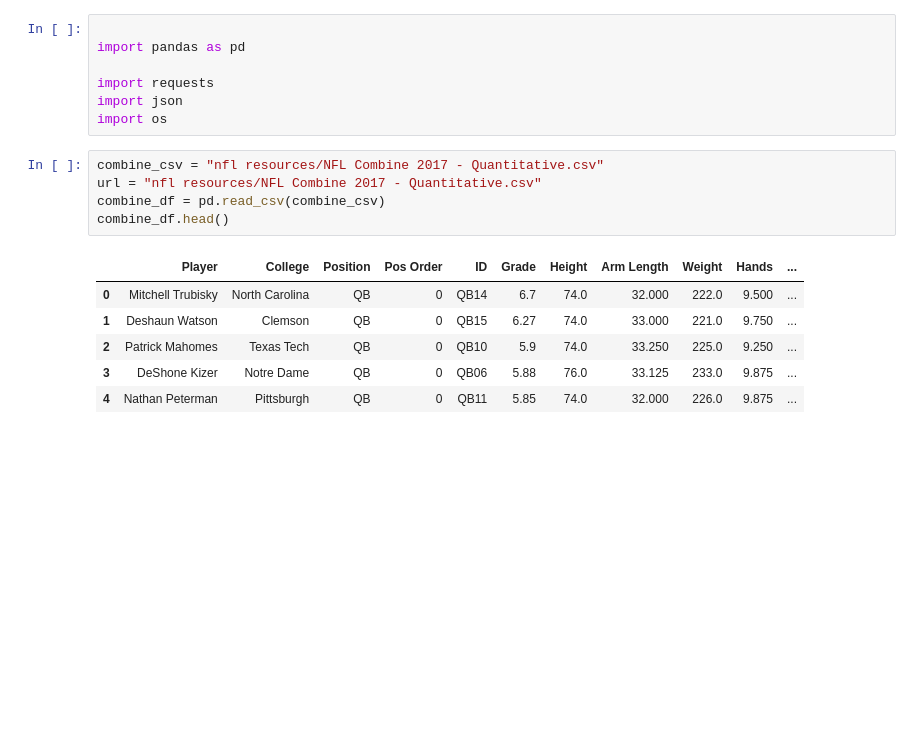
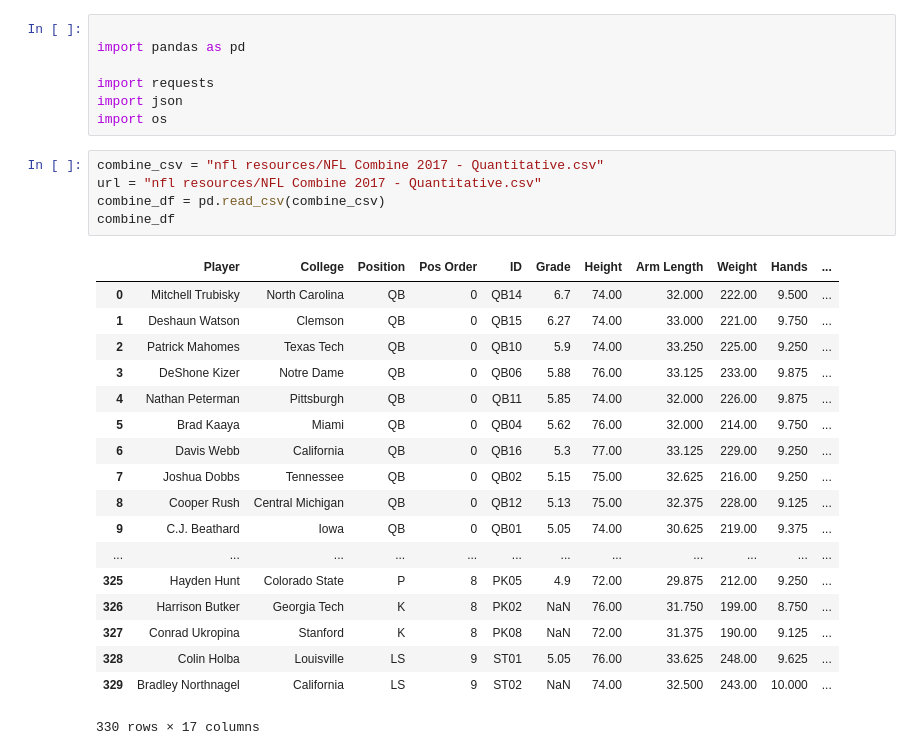
Before and after one commit to ikleinman/Pandas_Data_Analysis, a Jupyter notebook: Combine Data Clean up.ipynb, the cells around one changed output. Saved outputs shown, nothing was run; the diff lists cells and outputs as text; blank space fills up the shorter version.

```diff
--- a/Combine Data Clean up.ipynb
+++ b/Combine Data Clean up.ipynb
@@ -8,12 +8,24 @@ import os
 # %%
 combine_csv = "nfl resources/NFL Combine 2017 - Quantitative.csv"
 url = "nfl resources/NFL Combine 2017 - Quantitative.csv"
 combine_df = pd.read_csv(combine_csv)
-combine_df.head()
+combine_df
 # %% [output]
 |  | Player | College | Position | Pos Order | ID | Grade | Height | Arm Length | Weight | Hands | ... |
-| 0 | Mitchell Trubisky | North Carolina | QB | 0 | QB14 | 6.7 | 74.0 | 32.000 | 222.0 | 9.500 | ... |
-| 1 | Deshaun Watson | Clemson | QB | 0 | QB15 | 6.27 | 74.0 | 33.000 | 221.0 | 9.750 | ... |
-| 2 | Patrick Mahomes | Texas Tech | QB | 0 | QB10 | 5.9 | 74.0 | 33.250 | 225.0 | 9.250 | ... |
-| 3 | DeShone Kizer | Notre Dame | QB | 0 | QB06 | 5.88 | 76.0 | 33.125 | 233.0 | 9.875 | ... |
-| 4 | Nathan Peterman | Pittsburgh | QB | 0 | QB11 | 5.85 | 74.0 | 32.000 | 226.0 | 9.875 | ... |
+| 0 | Mitchell Trubisky | North Carolina | QB | 0 | QB14 | 6.7 | 74.00 | 32.000 | 222.00 | 9.500 | ... |
+| 1 | Deshaun Watson | Clemson | QB | 0 | QB15 | 6.27 | 74.00 | 33.000 | 221.00 | 9.750 | ... |
+| 2 | Patrick Mahomes | Texas Tech | QB | 0 | QB10 | 5.9 | 74.00 | 33.250 | 225.00 | 9.250 | ... |
+| 3 | DeShone Kizer | Notre Dame | QB | 0 | QB06 | 5.88 | 76.00 | 33.125 | 233.00 | 9.875 | ... |
+| 4 | Nathan Peterman | Pittsburgh | QB | 0 | QB11 | 5.85 | 74.00 | 32.000 | 226.00 | 9.875 | ... |
+| 5 | Brad Kaaya | Miami | QB | 0 | QB04 | 5.62 | 76.00 | 32.000 | 214.00 | 9.750 | ... |
+| 6 | Davis Webb | California | QB | 0 | QB16 | 5.3 | 77.00 | 33.125 | 229.00 | 9.250 | ... |
+| 7 | Joshua Dobbs | Tennessee | QB | 0 | QB02 | 5.15 | 75.00 | 32.625 | 216.00 | 9.250 | ... |
+| 8 | Cooper Rush | Central Michigan | QB | 0 | QB12 | 5.13 | 75.00 | 32.375 | 228.00 | 9.125 | ... |
+| 9 | C.J. Beathard | Iowa | QB | 0 | QB01 | 5.05 | 74.00 | 30.625 | 219.00 | 9.375 | ... |
+| ... | ... | ... | ... | ... | ... | ... | ... | ... | ... | ... | ... |
+| 325 | Hayden Hunt | Colorado State | P | 8 | PK05 | 4.9 | 72.00 | 29.875 | 212.00 | 9.250 | ... |
+| 326 | Harrison Butker | Georgia Tech | K | 8 | PK02 | NaN | 76.00 | 31.750 | 199.00 | 8.750 | ... |
+| 327 | Conrad Ukropina | Stanford | K | 8 | PK08 | NaN | 72.00 | 31.375 | 190.00 | 9.125 | ... |
+| 328 | Colin Holba | Louisville | LS | 9 | ST01 | 5.05 | 76.00 | 33.625 | 248.00 | 9.625 | ... |
+| 329 | Bradley Northnagel | California | LS | 9 | ST02 | NaN | 74.00 | 32.500 | 243.00 | 10.000 | ... |
+330 rows × 17 columns
```
Also changed, not shown: 3 other files.
